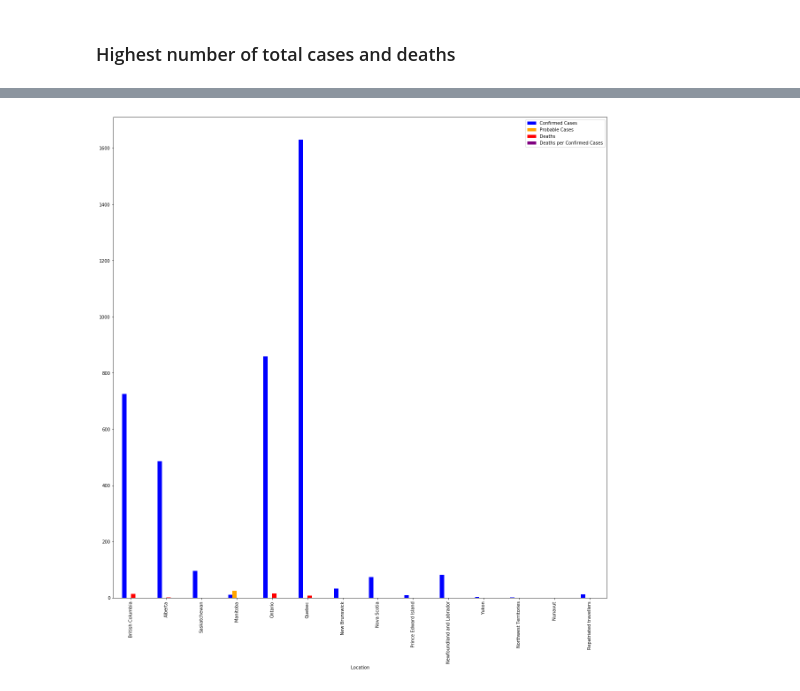
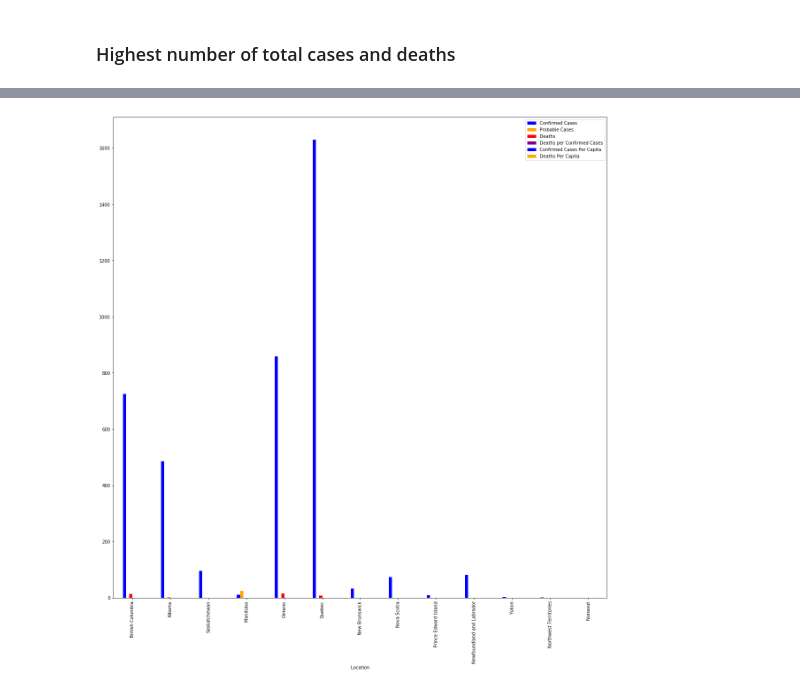
Before and after one commit to ambreen2006/Covid-19-Analysis, a Jupyter notebook: Covid-19-per-capita.ipynb, the cells around one changed output, grey strips where cells are left out. Cells and saved outputs as stored; diff of their text form; code cells hidden in the pictures.

```diff
--- a/Covid-19-per-capita.ipynb
+++ b/Covid-19-per-capita.ipynb
@@ -187,0 +193,3 @@ dtype: object
+# %%
+canadian_data = canadian_data[canadian_data.index.isin(canadian_population.index) == True]
+canadian_population = canadian_population[canadian_population.index.isin(canadian_data.index) == True]
@@ -187,0 +198,6 @@ dtype: object
+# %%
+canadian_data = canadian_data.assign(Confirmed_Cases_Per_Capita = canadian_data['Confirmed Cases'].div(canadian_population['Population']))
+canadian_data = canadian_data.assign(Deaths_Per_Capita = canadian_data['Deaths'].div(canadian_population['Population']))
+# %%
+canadian_data.rename(columns = {'Confirmed_Cases_Per_Capita':'Confirmed Cases Per Capita',
+                                'Deaths_Per_Capita':'Deaths Per Capita'}, inplace = True)
@@ -417,4 +395,0 @@ canadian_data['Deaths per Confirmed Cases'] = (canadian_data['Deaths'].div(canad
-# %%
-canadian_data_total = canadian_data[canadian_data['Location'] == 'Total']
-canadian_data = canadian_data[canadian_data['Location'] != 'Total']
-canadian_data_total
@@ -424,5 +398,5 @@ canadian_data_total
 # %%
-canadian_data.plot(kind = 'bar', x = 'Location', color = ['blue', 'orange', 'red', 'purple'], figsize = (20,20))
+canadian_data.plot(kind = 'bar', color = ['blue', 'orange', 'red', 'purple'], figsize = (20,20))
 plt.savefig('canadian_provinces_all.png', bbox_inches = 'tight')
 # %% [output]
-[figure, old version]
+[figure, new version]
```
Also changed, not shown: parts of 117 cells of this notebook, 2 other files.
